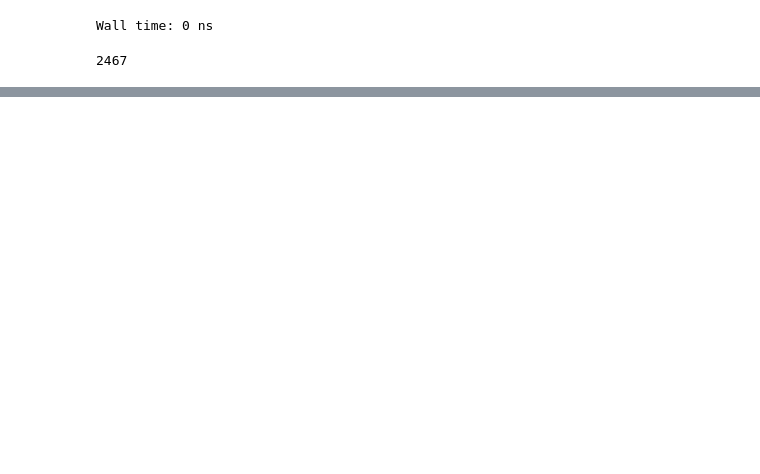
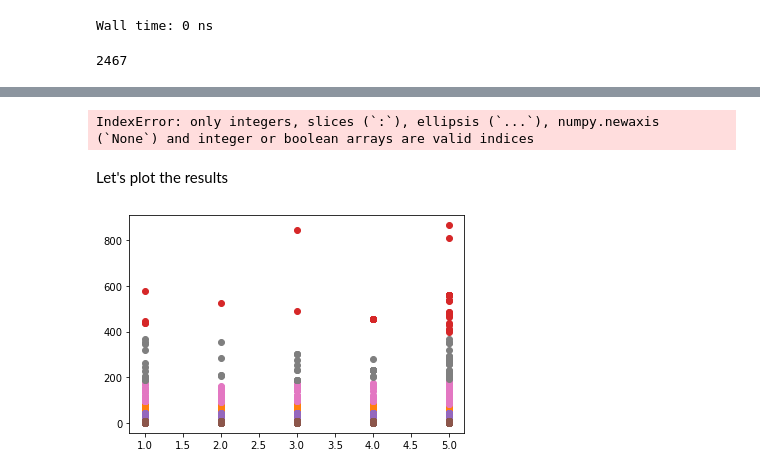
Before and after one commit to Jeremy98-alt/ADM-HW4, a Jupyter notebook: ADM-HW4(Q2) v2.ipynb, the cells around one changed output, grey strips where cells are left out. Saved outputs shown, nothing was run; the diff lists cells and outputs as text; code cells hidden in the pictures; blank space fills up the shorter version.

```diff
--- a/ADM-HW4(Q2) v2.ipynb
+++ b/ADM-HW4(Q2) v2.ipynb
@@ -222,0 +218,4 @@ df
+# %%
+slice = new_dn[:] # only column 3 to 6
+# %%
+model.fit(slice)
@@ -222,0 +224,2 @@ df
+# %%
+cluster = model.predict(slice)
@@ -222,0 +263,6 @@ df
+# %%
+slice['cluster'] = cluster
+# %% [output]
+IndexError: only integers, slices (`:`), ellipsis (`...`), numpy.newaxis (`None`) and integer or boolean arrays are valid indices
+# %% [markdown]
+Let's plot the results
@@ -222,0 +271,7 @@ df
+# %%
+fig = plt.figure()
+for cluster in range(0, 10):
+    plt.scatter(slice[slice.cluster == cluster].Score, slice[slice.cluster == cluster].HelpfulnessNumerator)
+plt.show()
+# %% [output]
+[figure, added]
```
Also changed, not shown: parts of 37 cells of this notebook.
